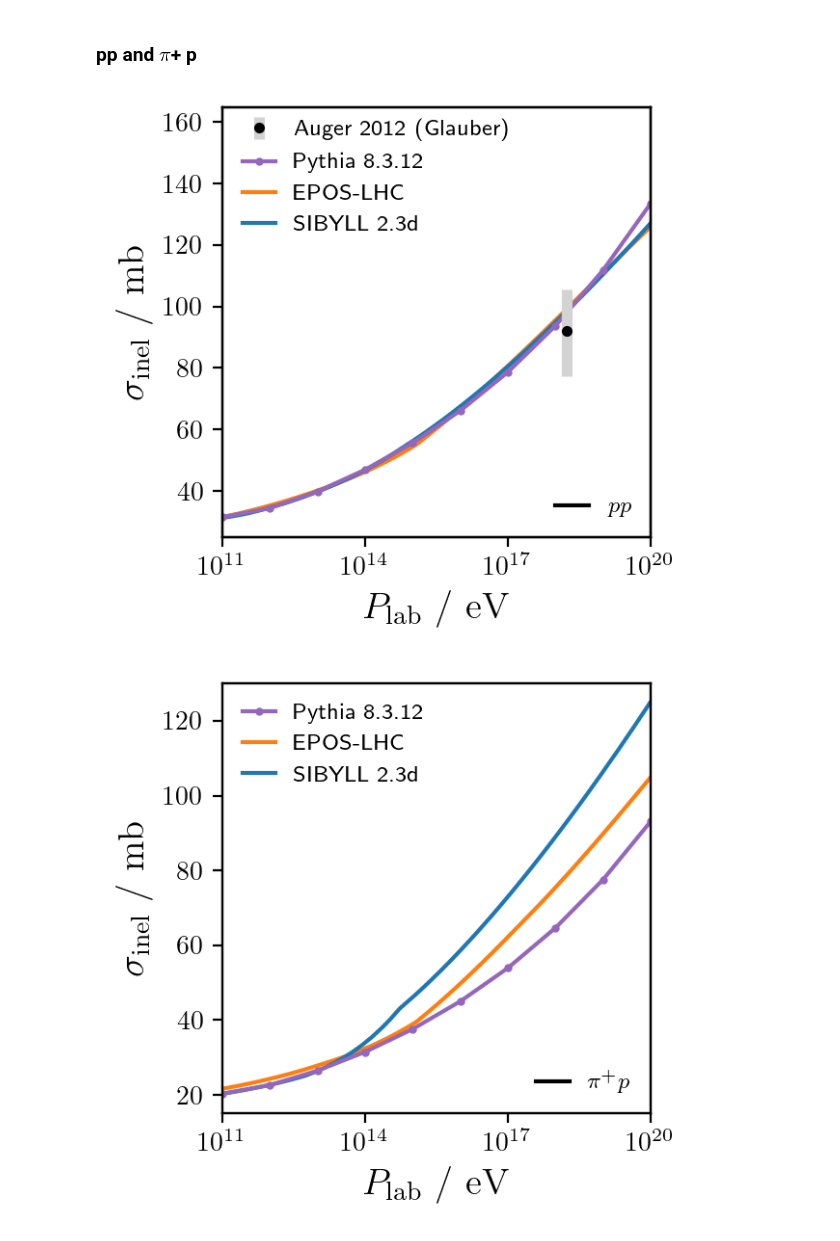
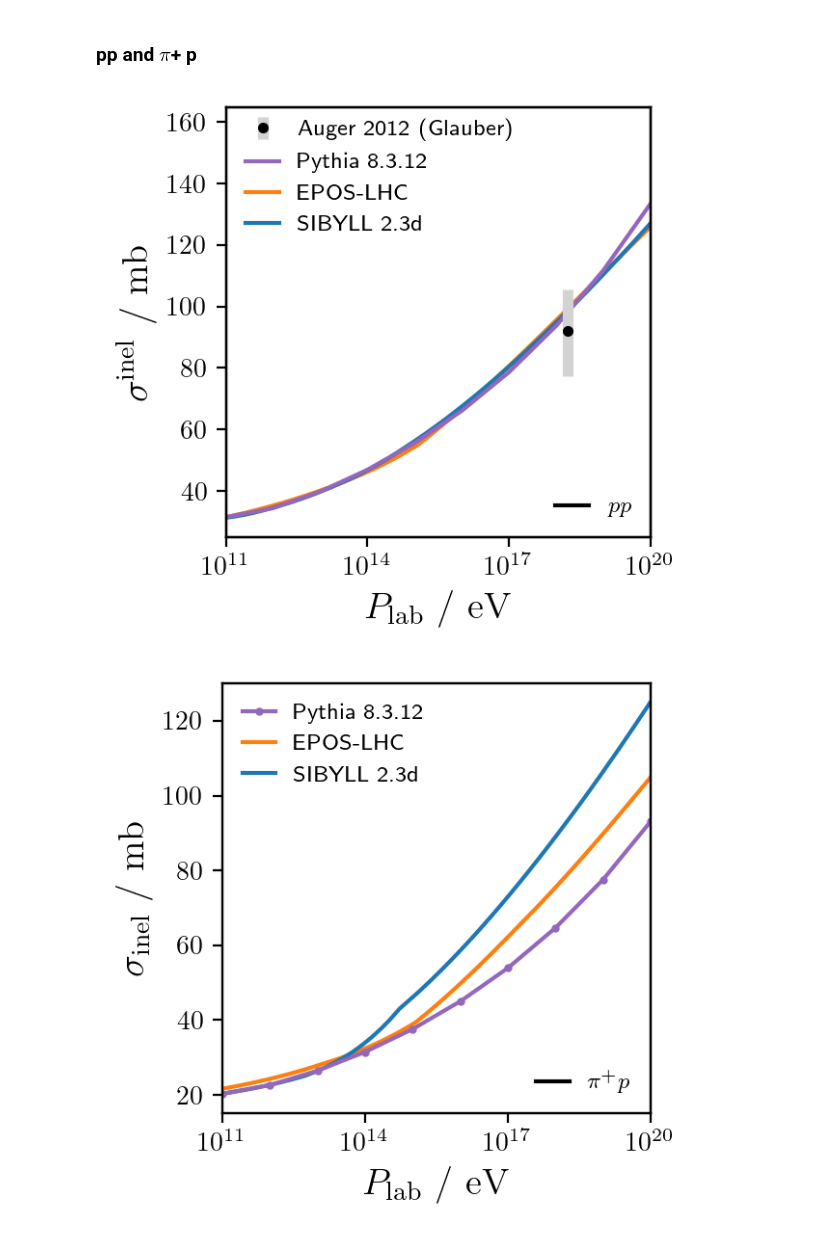
Before and after one commit to gaudu/pythia8312, a Jupyter notebook: examples/pythia8312_xsec_plotting.ipynb, the cells around one changed output. Cells and saved outputs as stored; diff of their text form; code cells hidden in the pictures.

```diff
--- a/examples/pythia8312_xsec_plotting.ipynb
+++ b/examples/pythia8312_xsec_plotting.ipynb
@@ -226,39 +226,39 @@ plt.rcParams['font.serif'] = ['Computer Modern Roman']
 fig, ax = plt.subplots(figsize=(3.2,3), dpi=200)
 ax.set(xlim=(1e11,1e20))
 ax.set_xscale('log')
-ax.set(xlabel=r"$P_\mathrm{lab}$ / $\mathrm{eV}$", ylabel=r"$\sigma_\mathrm{inel}$ / $\mathrm{mb}$")
+ax.set(xlabel=r"$P_\mathrm{lab}$ / $\mathrm{eV}$", ylabel=r"$\sigma^\mathrm{inel}$ / $\mathrm{mb}$")
 ax.xaxis.label.set_size(14)
 ax.yaxis.label.set_size(14)
 
 plt.rcParams['font.family'] = 'sans-serif'
 plt.rcParams['font.sans-serif'] = ['DejaVu Sans']
 
 #ax.errorbar(10**18.24, 92, yerr=[[pp_total_error_neg], [pp_total_error_pos]], c='black', fmt='o', ms=3, ecolor='lightgrey', elinewidth=4, label="Auger 2012 (Glauber)")
 #ax.plot(xs_p_p_py8307[0,:], xs_p_p_py8307[1,:], "-", color="tab:olive", label="Pythia 8.307 ($\\sigma_{\\mathrm{tot}} \\, \\times \\, f_{\\mathrm{inel}}$)")
 #ax.errorbar(p_O_dataframe['plab']*1e9, xs_p_p_py8311, yerr=xs_p_p_py8311_err, c='tab:orange', fmt='o', ms=2, ecolor='lightgrey', elinewidth=4, ls='--')
 #ax.plot([None], [None], "--", color="tab:orange", label="Pythia 8.3.11")
-ax.errorbar(p_p_dataframe['plab']*1e9, p_p_dataframe['sig_inel'], yerr=p_p_dataframe['err_inel'], c='tab:purple', fmt='o', ms=2, ecolor='lightgrey', elinewidth=4, ls='-')
-ax.plot([None], [None], ls='-', marker= 'o', ms=2, color="tab:purple", label="Pythia 8.3.12")
+ax.errorbar(p_p_dataframe['plab']*1e9, p_p_dataframe['sig_inel'], yerr=p_p_dataframe['err_inel'], c='tab:purple', ecolor='lightgrey', elinewidth=4, ls='-')
+ax.plot([None], [None], ls='-', color="tab:purple", label="Pythia 8.3.12")
 ax.plot(xs_p_p_epos[0,:], xs_p_p_epos[1,:], "-", color="tab:orange", label="EPOS-LHC")
 ax.plot(xs_p_p_sib[0,:], xs_p_p_sib[1,:], "-", color="tab:blue", label="SIBYLL 2.3d")
 ax.legend(loc='upper left', bbox_to_anchor=(0, 0.94), fontsize="small", frameon=False, handlelength=1.5)
 
 ax3 = ax.twinx()
 ax3.set_ylim(ax.get_ylim())
 ax3.get_yaxis().set_visible(False)
 ax3.errorbar(10**18.24, 92, yerr=[[pp_total_error_neg], [pp_total_error_pos]], c='black', fmt='o', ms=3, ecolor='lightgrey', elinewidth=4, label="Auger 2012 (Glauber)")
 ax3.legend(loc='upper left', bbox_to_anchor=(0, 1.02), fontsize="small", frameon=False, handlelength=1.5)
 
 ax2 = ax.twinx()
 ax2.get_yaxis().set_visible(False)
 ax2.plot([None], [None], "-", color="black", label="$pp$")
 ax2.legend(loc='lower right', bbox_to_anchor=(1, 0), fontsize="small", frameon=False, handlelength=1.5)
 
 fig.tight_layout()
 fig.savefig("xs_inel_pp.png", dpi=400)
 fig.savefig("xs_inel_pp.pdf", format='pdf')
 # %% [output]
-[figure, old version]
+[figure, new version]
 # %%
 # pipp
 
```
Also changed, not shown: parts of 3 cells of this notebook.
